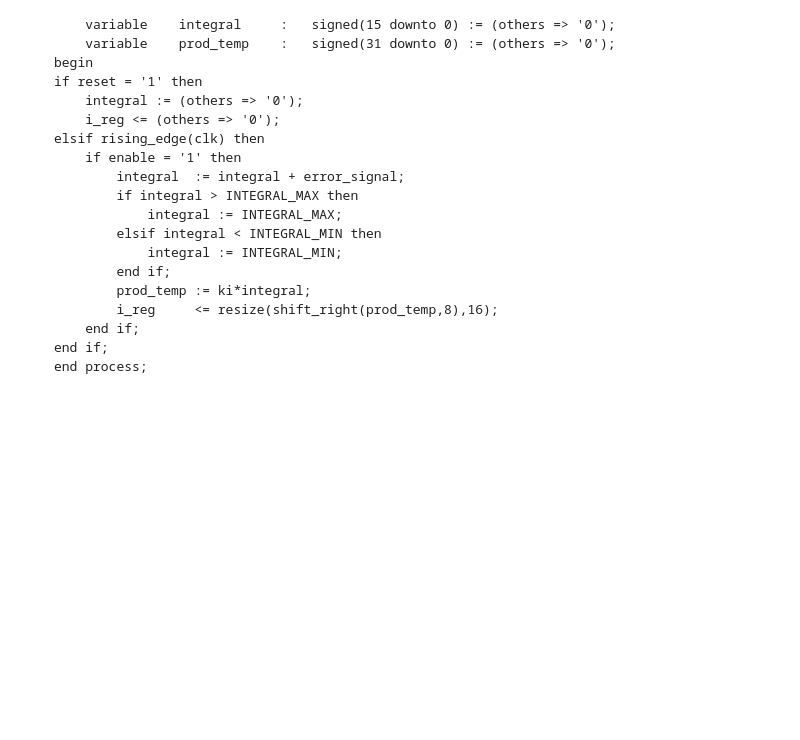
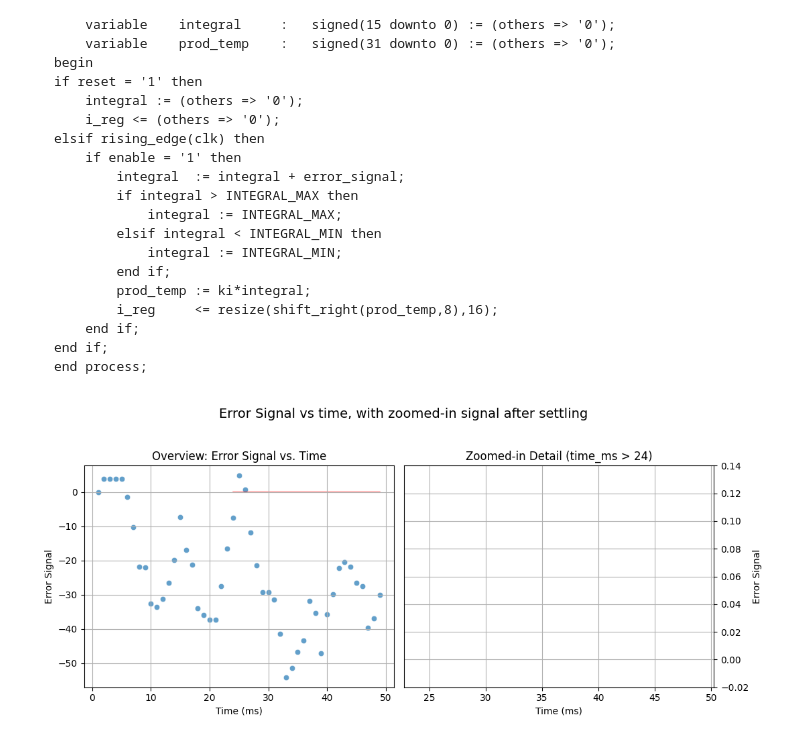
Before and after one commit to czarv30/PID_controller_temperature, a Jupyter notebook: README.ipynb, the cells around one changed output. Saved outputs shown, nothing was run; the diff lists cells and outputs as text; code cells hidden in the pictures; blank space fills up the shorter version.

````diff
--- a/README.ipynb
+++ b/README.ipynb
@@ -81,3 +81,15 @@ elsif rising_edge(clk) then
 end if;
 end process;
 ```
+# %%
+import importlib, polars as pl, dataplotter
+importlib.reload(dataplotter) # dataplotter is a separate script I wrote to make the plots.
+
+# Preprocess the data
+sim_data = r'C:\prog\repos\PID_temperature_controller\data\sim_data_current.csv'
+df = pl.read_csv(sim_data)
+dfp = df.with_columns(((pl.col('Time')*1e-9)*1e3).alias('time_ms'))
+
+my_figure = dataplotter.create_plot(dfp,24,y_zoom_limits=(-0.02, 0.14))
+# %% [output]
+[figure, added]
````
Also changed, not shown: 4 other files.
